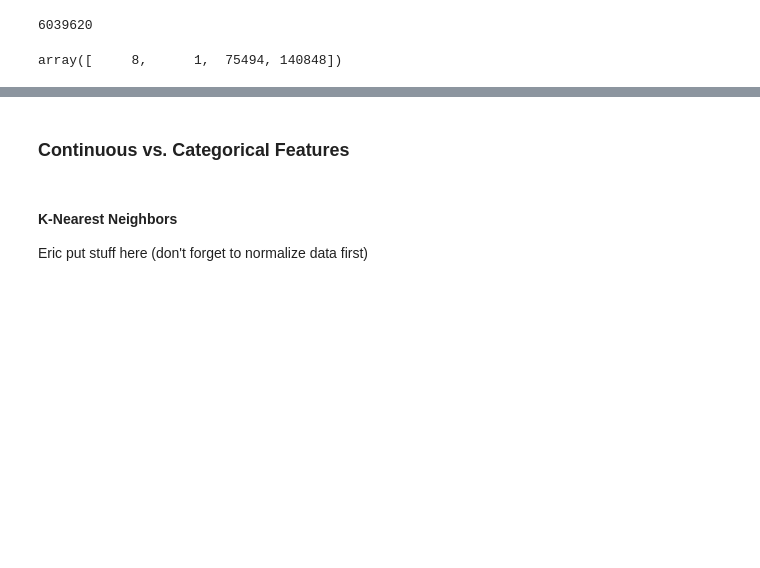
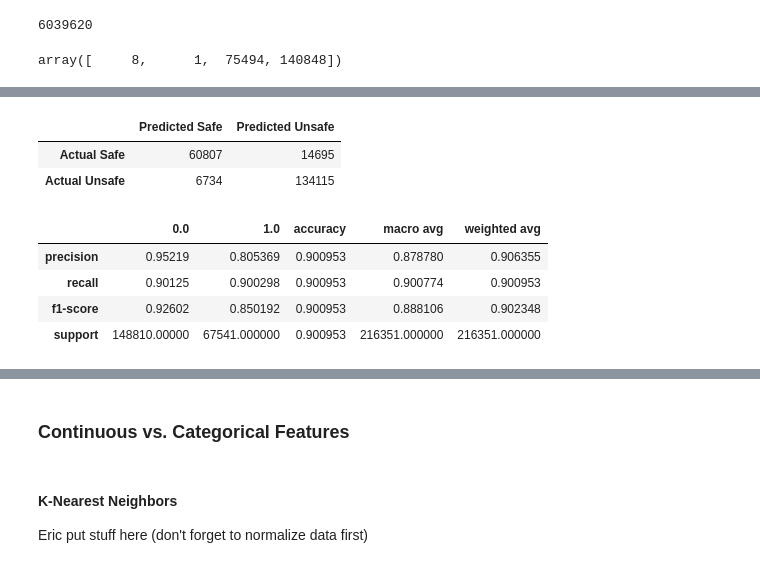
Before and after one commit to ayaabdelgawad/categorize-viruses, a Jupyter notebook: mal-classifier.ipynb, the cells around one changed output, grey strips where cells are left out. Saved outputs shown, nothing was run; the diff lists cells and outputs as text; code cells hidden in the pictures; blank space fills up the shorter version.

```diff
--- a/mal-classifier.ipynb
+++ b/mal-classifier.ipynb
@@ -550,0 +547,20 @@ print (best_num_feats)
+# %%
+from sklearn.naive_bayes import CategoricalNB
+
+model = CategoricalNB (min_categories=discrete_data.nunique()[:-1])
+
+preds, labels = naive_bayes_cv (discrete_data, model)
+
+conf_matrix = confusion_matrix (preds, labels, labels=[1, 0]).ravel ()
+
+print_confusion_matrix (*conf_matrix)
+display (pd.DataFrame.from_dict(classification_report (preds, labels, output_dict=True)))
+# %% [output]
+|  | Predicted Safe | Predicted Unsafe |
+| Actual Safe | 60807 | 14695 |
+| Actual Unsafe | 6734 | 134115 |
+|  | 0.0 | 1.0 | accuracy | macro avg | weighted avg |
+| precision | 0.95219 | 0.805369 | 0.900953 | 0.878780 | 0.906355 |
+| recall | 0.90125 | 0.900298 | 0.900953 | 0.900774 | 0.900953 |
+| f1-score | 0.92602 | 0.850192 | 0.900953 | 0.888106 | 0.902348 |
+| support | 148810.00000 | 67541.000000 | 0.900953 | 216351.000000 | 216351.000000 |
```
Also changed, not shown: parts of 10 cells of this notebook.
